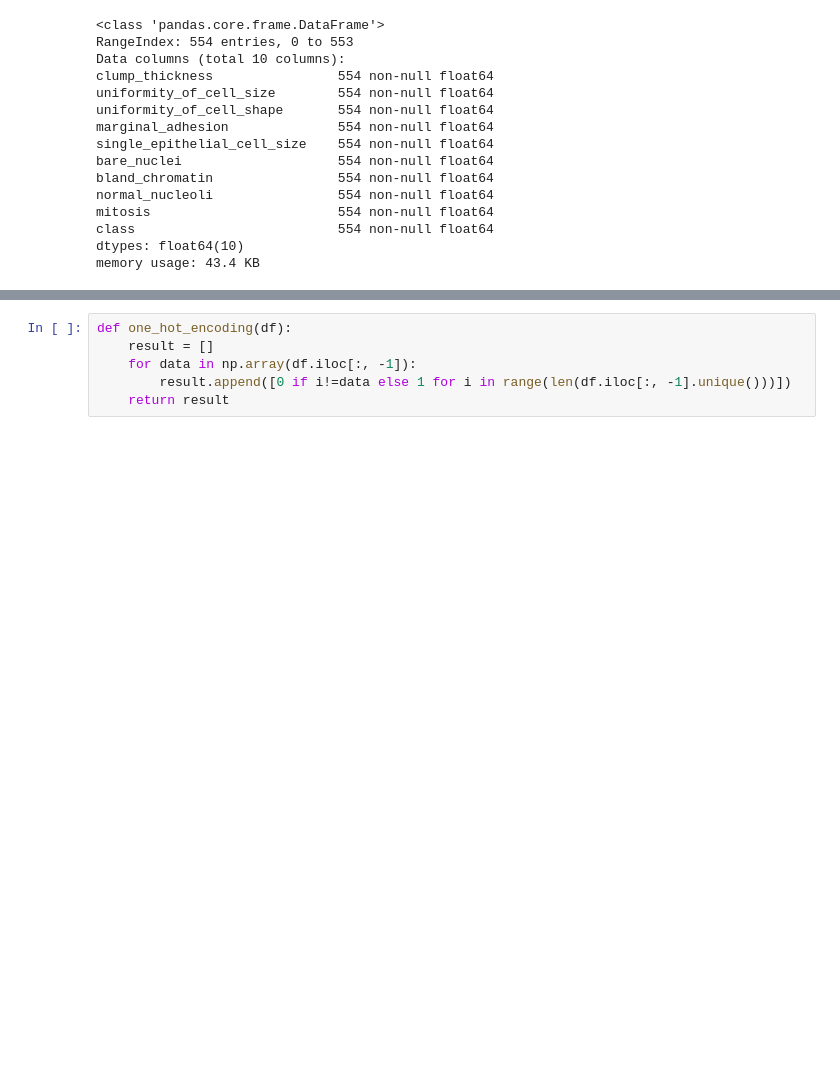
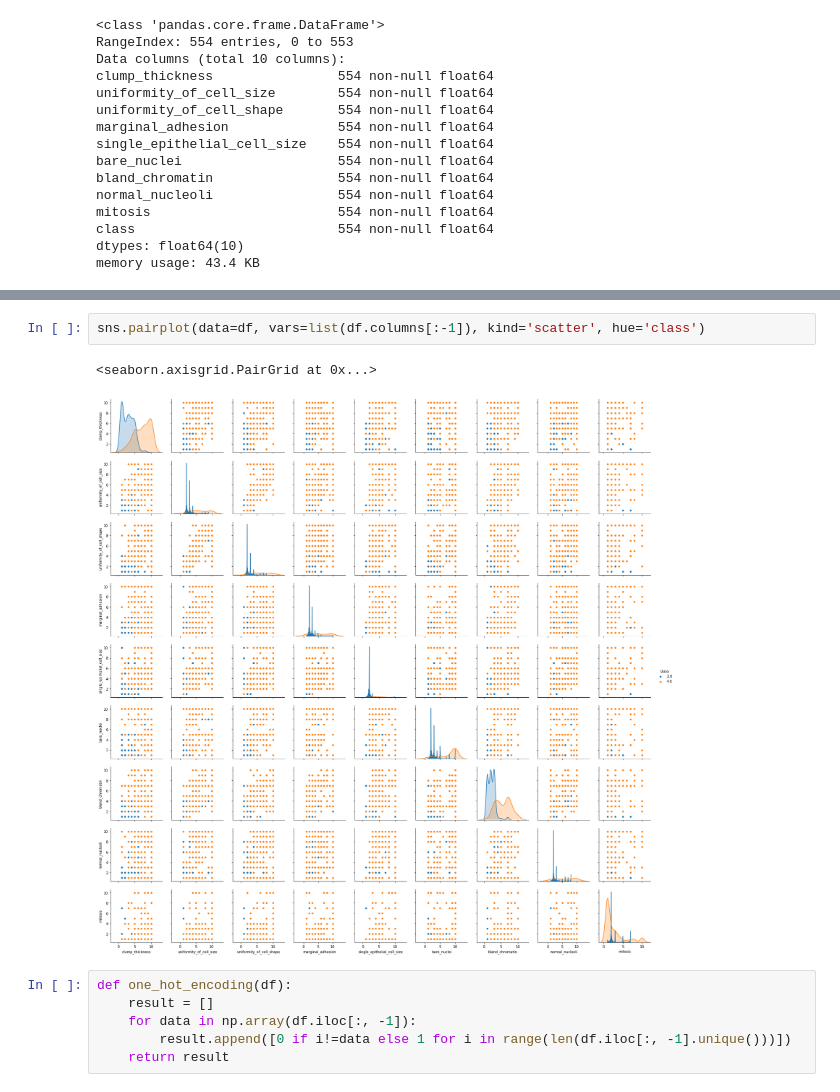
Before and after one commit to 1pha/Study_UOS, a Jupyter notebook: DL_from_Scratch/breast_cancer.ipynb, the cells around one changed output, grey strips where cells are left out. Drawn from its saved outputs; the diff is of its cells as text; blank space fills up the shorter version.

```diff
--- a/DL_from_Scratch/breast_cancer.ipynb
+++ b/DL_from_Scratch/breast_cancer.ipynb
@@ -35,3 +43,8 @@ memory usage: 43.4 KB
+# %%
+sns.pairplot(data=df, vars=list(df.columns[:-1]), kind='scatter', hue='class')
+# %% [output]
+<seaborn.axisgrid.PairGrid at 0x...>
+[figure, added]
 # %%
 def one_hot_encoding(df):
     result = []
```
Also changed, not shown: parts of 1 cell of this notebook, 11 other files.
